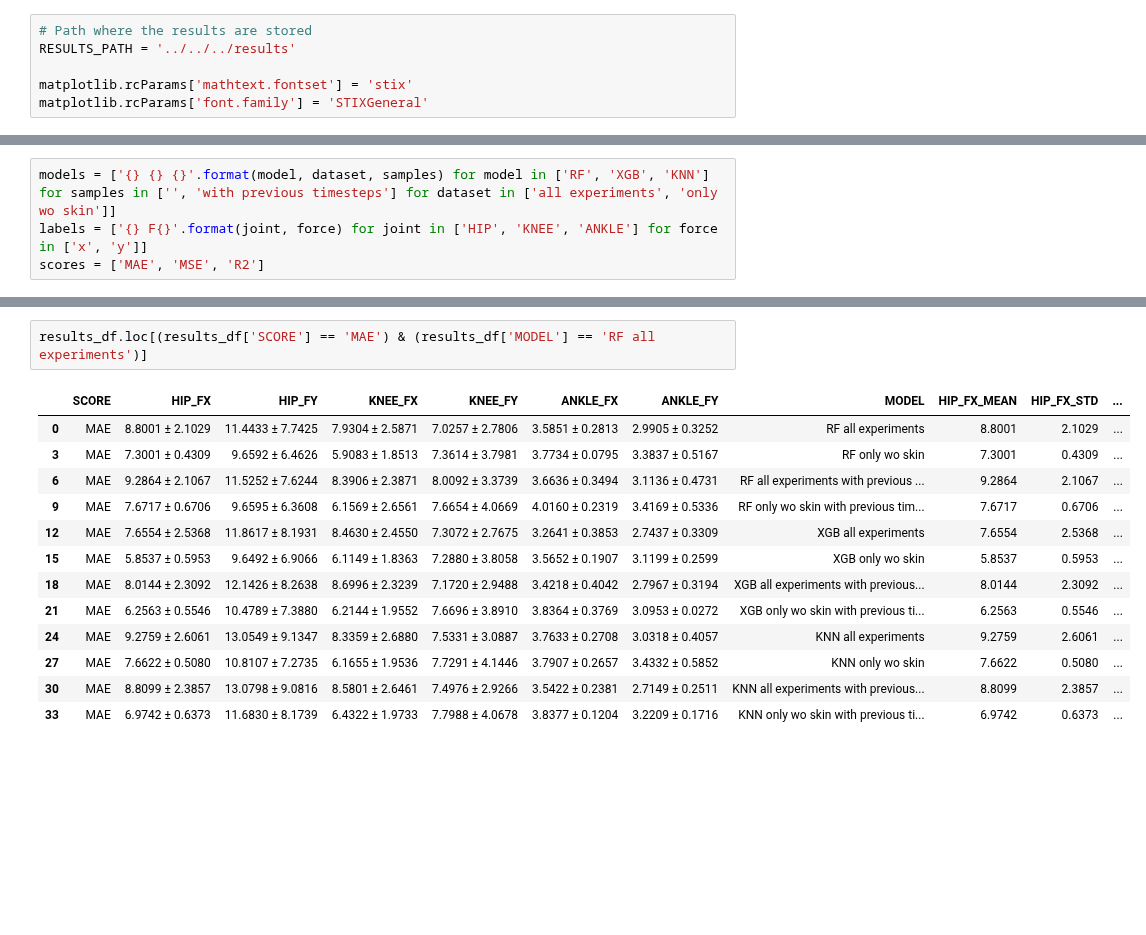
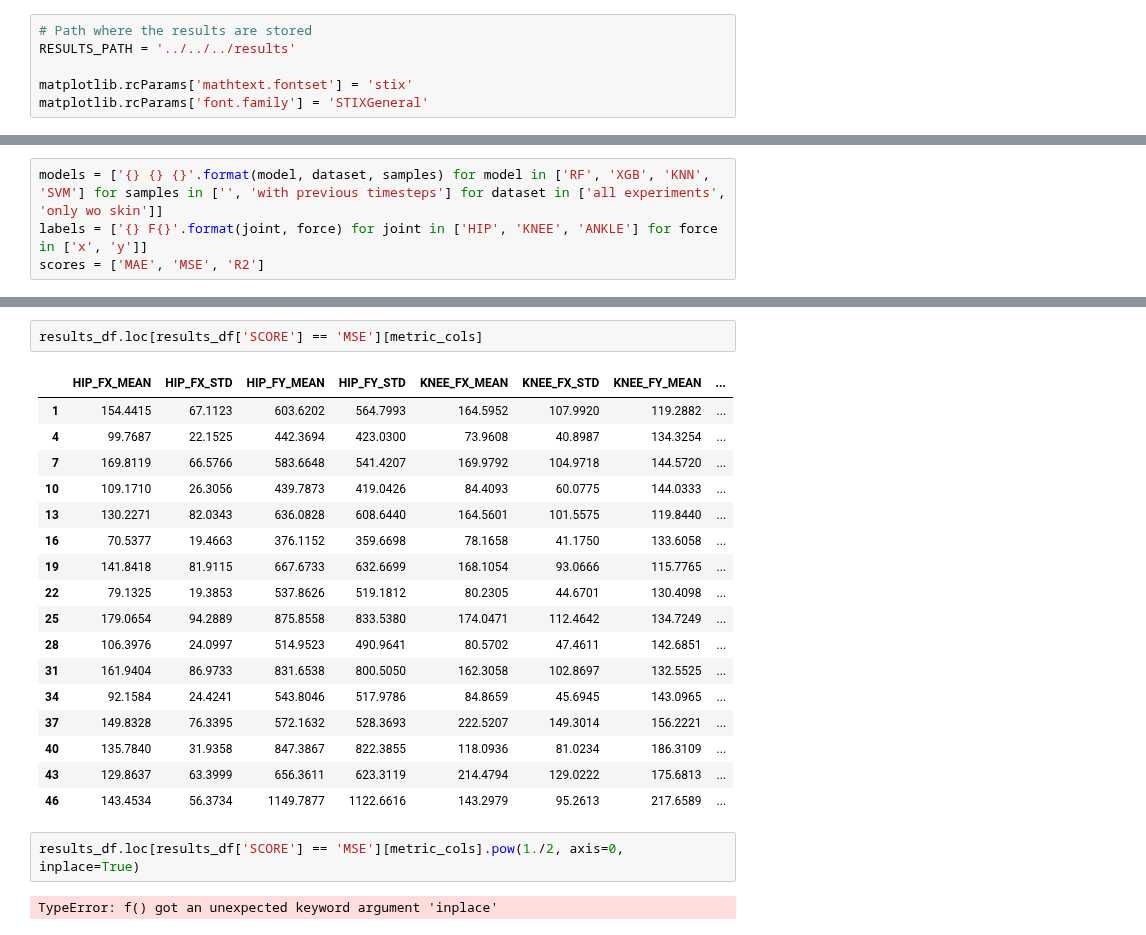
Before and after one commit to hl0d0w1g/EXOSAFE-ML, a Jupyter notebook: notebooks/models/interaction_forces/results_analysis.ipynb, the cells around one changed output, grey strips where cells are left out. Cells and saved outputs as stored; diff of their text form; blank space fills up the shorter version.

```diff
--- a/notebooks/models/interaction_forces/results_analysis.ipynb
+++ b/notebooks/models/interaction_forces/results_analysis.ipynb
@@ -40,5 +13,5 @@ plt.show()
 # %%
-models = ['{} {} {}'.format(model, dataset, samples) for model in ['RF', 'XGB', 'KNN'] for samples in ['', 'with previous timesteps'] for dataset in ['all experiments', 'only wo skin']]
+models = ['{} {} {}'.format(model, dataset, samples) for model in ['RF', 'XGB', 'KNN', 'SVM'] for samples in ['', 'with previous timesteps'] for dataset in ['all experiments', 'only wo skin']]
 labels = ['{} F{}'.format(joint, force) for joint in ['HIP', 'KNEE', 'ANKLE'] for force in ['x', 'y']]
 scores = ['MAE', 'MSE', 'R2']
 # %%
@@ -94,16 +67,24 @@ results_df
 # %%
-results_df.loc[(results_df['SCORE'] == 'MAE') & (results_df['MODEL'] == 'RF all experiments')]
+results_df.loc[results_df['SCORE'] == 'MSE'][metric_cols]
 # %% [output]
-|  | SCORE | HIP_FX | HIP_FY | KNEE_FX | KNEE_FY | ANKLE_FX | ANKLE_FY | MODEL | HIP_FX_MEAN | HIP_FX_STD | ... |
-| 0 | MAE | 8.8001 ± 2.1029 | 11.4433 ± 7.7425 | 7.9304 ± 2.5871 | 7.0257 ± 2.7806 | 3.5851 ± 0.2813 | 2.9905 ± 0.3252 | RF all experiments | 8.8001 | 2.1029 | ... |
-| 3 | MAE | 7.3001 ± 0.4309 | 9.6592 ± 6.4626 | 5.9083 ± 1.8513 | 7.3614 ± 3.7981 | 3.7734 ± 0.0795 | 3.3837 ± 0.5167 | RF only wo skin | 7.3001 | 0.4309 | ... |
-| 6 | MAE | 9.2864 ± 2.1067 | 11.5252 ± 7.6244 | 8.3906 ± 2.3871 | 8.0092 ± 3.3739 | 3.6636 ± 0.3494 | 3.1136 ± 0.4731 | RF all experiments with previous ... | 9.2864 | 2.1067 | ... |
-| 9 | MAE | 7.6717 ± 0.6706 | 9.6595 ± 6.3608 | 6.1569 ± 2.6561 | 7.6654 ± 4.0669 | 4.0160 ± 0.2319 | 3.4169 ± 0.5336 | RF only wo skin with previous tim... | 7.6717 | 0.6706 | ... |
-| 12 | MAE | 7.6554 ± 2.5368 | 11.8617 ± 8.1931 | 8.4630 ± 2.4550 | 7.3072 ± 2.7675 | 3.2641 ± 0.3853 | 2.7437 ± 0.3309 | XGB all experiments | 7.6554 | 2.5368 | ... |
-| 15 | MAE | 5.8537 ± 0.5953 | 9.6492 ± 6.9066 | 6.1149 ± 1.8363 | 7.2880 ± 3.8058 | 3.5652 ± 0.1907 | 3.1199 ± 0.2599 | XGB only wo skin | 5.8537 | 0.5953 | ... |
-| 18 | MAE | 8.0144 ± 2.3092 | 12.1426 ± 8.2638 | 8.6996 ± 2.3239 | 7.1720 ± 2.9488 | 3.4218 ± 0.4042 | 2.7967 ± 0.3194 | XGB all experiments with previous... | 8.0144 | 2.3092 | ... |
-| 21 | MAE | 6.2563 ± 0.5546 | 10.4789 ± 7.3880 | 6.2144 ± 1.9552 | 7.6696 ± 3.8910 | 3.8364 ± 0.3769 | 3.0953 ± 0.0272 | XGB only wo skin with previous ti... | 6.2563 | 0.5546 | ... |
-| 24 | MAE | 9.2759 ± 2.6061 | 13.0549 ± 9.1347 | 8.3359 ± 2.6880 | 7.5331 ± 3.0887 | 3.7633 ± 0.2708 | 3.0318 ± 0.4057 | KNN all experiments | 9.2759 | 2.6061 | ... |
-| 27 | MAE | 7.6622 ± 0.5080 | 10.8107 ± 7.2735 | 6.1655 ± 1.9536 | 7.7291 ± 4.1446 | 3.7907 ± 0.2657 | 3.4332 ± 0.5852 | KNN only wo skin | 7.6622 | 0.5080 | ... |
-| 30 | MAE | 8.8099 ± 2.3857 | 13.0798 ± 9.0816 | 8.5801 ± 2.6461 | 7.4976 ± 2.9266 | 3.5422 ± 0.2381 | 2.7149 ± 0.2511 | KNN all experiments with previous... | 8.8099 | 2.3857 | ... |
-| 33 | MAE | 6.9742 ± 0.6373 | 11.6830 ± 8.1739 | 6.4322 ± 1.9733 | 7.7988 ± 4.0678 | 3.8377 ± 0.1204 | 3.2209 ± 0.1716 | KNN only wo skin with previous ti... | 6.9742 | 0.6373 | ... |
+|  | HIP_FX_MEAN | HIP_FX_STD | HIP_FY_MEAN | HIP_FY_STD | KNEE_FX_MEAN | KNEE_FX_STD | KNEE_FY_MEAN | ... |
+| 1 | 154.4415 | 67.1123 | 603.6202 | 564.7993 | 164.5952 | 107.9920 | 119.2882 | ... |
+| 4 | 99.7687 | 22.1525 | 442.3694 | 423.0300 | 73.9608 | 40.8987 | 134.3254 | ... |
+| 7 | 169.8119 | 66.5766 | 583.6648 | 541.4207 | 169.9792 | 104.9718 | 144.5720 | ... |
+| 10 | 109.1710 | 26.3056 | 439.7873 | 419.0426 | 84.4093 | 60.0775 | 144.0333 | ... |
+| 13 | 130.2271 | 82.0343 | 636.0828 | 608.6440 | 164.5601 | 101.5575 | 119.8440 | ... |
+| 16 | 70.5377 | 19.4663 | 376.1152 | 359.6698 | 78.1658 | 41.1750 | 133.6058 | ... |
+| 19 | 141.8418 | 81.9115 | 667.6733 | 632.6699 | 168.1054 | 93.0666 | 115.7765 | ... |
+| 22 | 79.1325 | 19.3853 | 537.8626 | 519.1812 | 80.2305 | 44.6701 | 130.4098 | ... |
+| 25 | 179.0654 | 94.2889 | 875.8558 | 833.5380 | 174.0471 | 112.4642 | 134.7249 | ... |
+| 28 | 106.3976 | 24.0997 | 514.9523 | 490.9641 | 80.5702 | 47.4611 | 142.6851 | ... |
+| 31 | 161.9404 | 86.9733 | 831.6538 | 800.5050 | 162.3058 | 102.8697 | 132.5525 | ... |
+| 34 | 92.1584 | 24.4241 | 543.8046 | 517.9786 | 84.8659 | 45.6945 | 143.0965 | ... |
+| 37 | 149.8328 | 76.3395 | 572.1632 | 528.3693 | 222.5207 | 149.3014 | 156.2221 | ... |
+| 40 | 135.7840 | 31.9358 | 847.3867 | 822.3855 | 118.0936 | 81.0234 | 186.3109 | ... |
+| 43 | 129.8637 | 63.3999 | 656.3611 | 623.3119 | 214.4794 | 129.0222 | 175.6813 | ... |
+| 46 | 143.4534 | 56.3734 | 1149.7877 | 1122.6616 | 143.2979 | 95.2613 | 217.6589 | ... |
+# %%
+results_df.loc[results_df['SCORE'] == 'MSE'][metric_cols].pow(1./2, axis=0, inplace=True)
+# %% [output]
+TypeError: f() got an unexpected keyword argument 'inplace'
```
Also changed, not shown: parts of 10 cells of this notebook.
